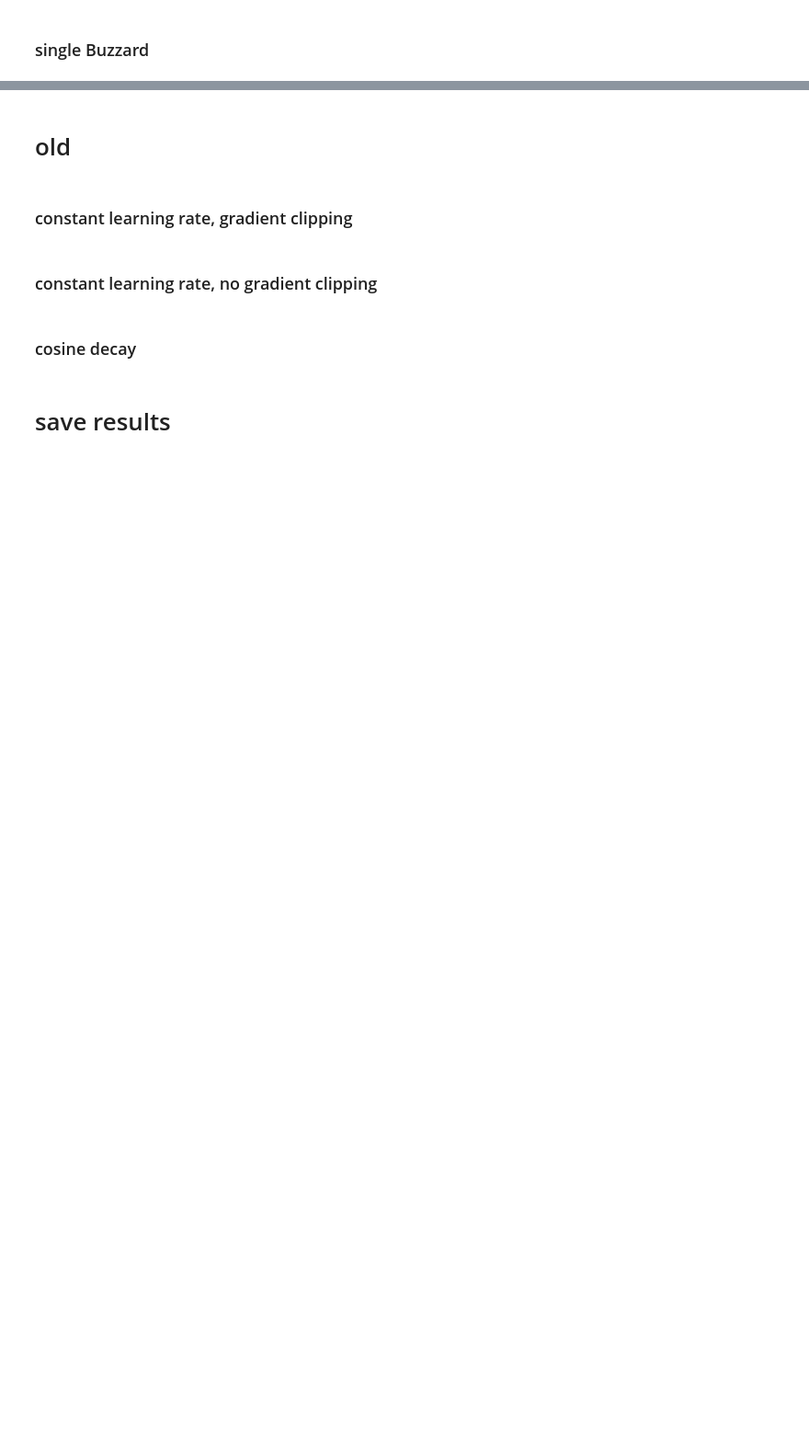
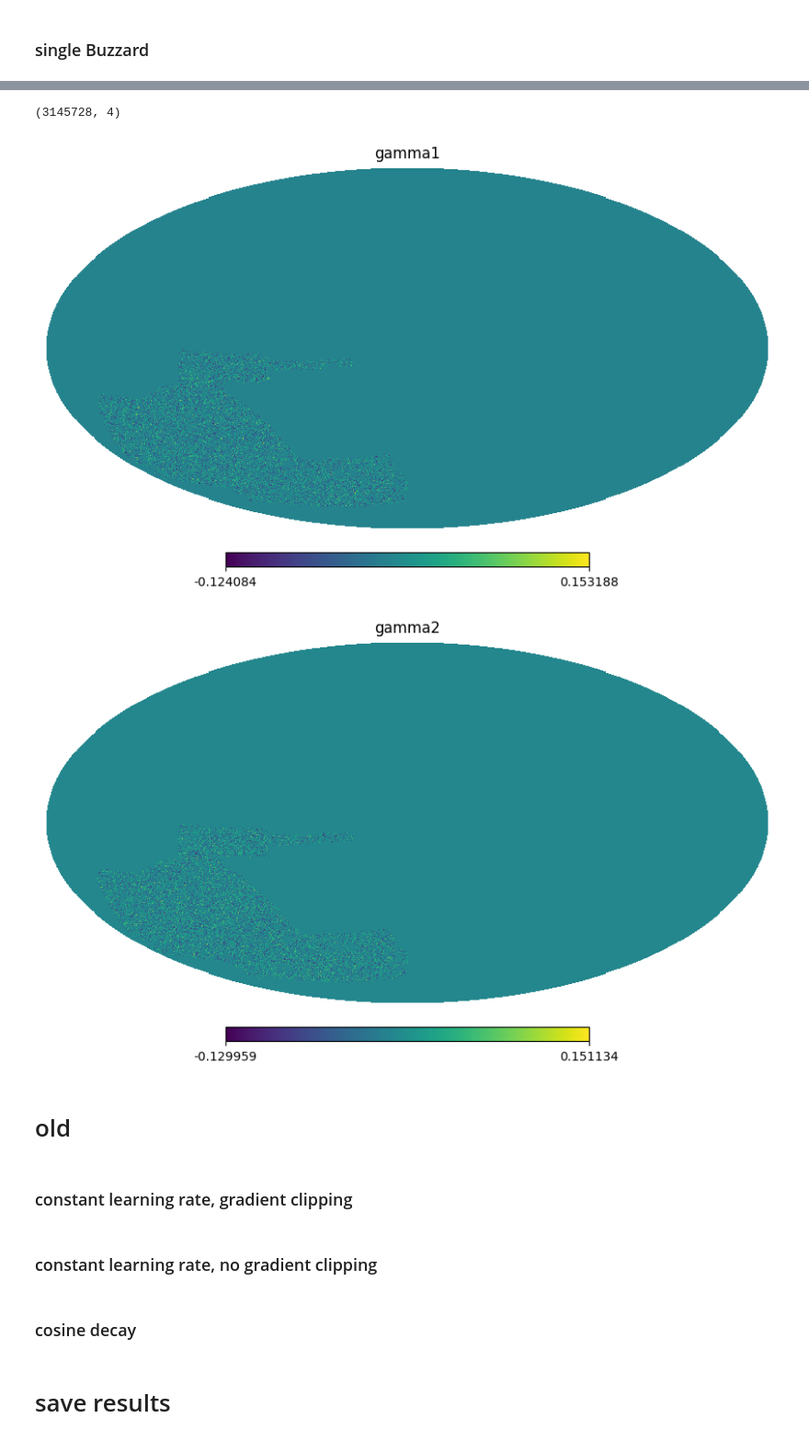
Before and after one commit to des-science/y3-deep-lss, a Jupyter notebook: notebooks/power_spectra/mutual_info_variational.ipynb, the cells around one changed output, grey strips where cells are left out. Shown at 92% size. Saved outputs shown, nothing was run; the diff lists cells and outputs as text; code cells hidden in the pictures; blank space fills up the shorter version.

```diff
--- a/notebooks/power_spectra/mutual_info_variational.ipynb
+++ b/notebooks/power_spectra/mutual_info_variational.ipynb
@@ -891,16 +1053,21 @@ ax.legend()
 with h5py.File(buzzard_lensing_file, "r") as f_in:
     print(f_in["metacal"].keys())
 # %%
-buzzard_lensing_file = "/pscratch/sd/j/jbucko/DESY3/mock_observations/lensing/buzzard_flock/0/DESY3_mock_observation_buzzard_0_e1e2_from_DES_g1g2_from_Buzzard_with_weights.h5"
+# buzzard_lensing_file = "/pscratch/sd/j/jbucko/DESY3/mock_observations/lensing/buzzard_flock/0/DESY3_mock_observation_buzzard_0_e1e2_from_DES_g1g2_from_Buzzard_with_weights.h5"
 # buzzard_lensing_file = "/pscratch/sd/j/jbucko/DESY3/mock_observations/lensing/buzzard_flock/0/DESY3_mock_observation_buzzard_0_shape_noise_fw_g1g2_Buzzard.h5"
+
+
+# buzzard_lensing_file = "/pscratch/sd/j/jbucko/DESY3/mock_observations/lensing/buzzard_flock/0/DESY3_mock_observation_buzzard_0_shape_noise_fw_g1g2_Buzzard_shape_noise_from_cosmogrid.h5"
+
+buzzard_lensing_file = "/pscratch/sd/j/jbucko/DESY3/mock_observations/lensing/buzzard_flock/0/DESY3_mock_observation_buzzard_0_shape_noise_from_biases_fitted_to_cosmogrid_g1g2_true_from_Buzzard.h5"
 # %%
-with h5py.File(buzzard_lensing_file, "r") as f_in:
-    kappa = []
-    for i in range(1,5):
-        kappa.append(f_in[f"metacal/kappa_forward_modelled_bin{i}"])
-    kappa = np.stack(kappa, axis=-1)
+# with h5py.File(buzzard_lensing_file, "r") as f_in:
+#     kappa = []
+#     for i in range(1,5):
+#         kappa.append(f_in[f"metacal/kappa_forward_modelled_bin{i}"])
+#     kappa = np.stack(kappa, axis=-1)
 
-hp.mollview(kappa[:,0], nest=True)
+# hp.mollview(kappa[:,0], nest=True)
 # %%
 with h5py.File(buzzard_lensing_file, "r") as f_in:
     gamma1 = []
@@ -912,5 +1079,13 @@ hp.mollview(gamma1[:,0], nest=False)
+# %%
+gamma1.shape
+# %% [output]
+(3145728, 4)
 # %%
-buzzard_lensing_file = "/pscratch/sd/j/jbucko/DESY3/mock_observations/lensing/buzzard_flock/0/DESY3_mock_observation_buzzard_0_from_g1g2.h5"
+# buzzard_lensing_file = "/pscratch/sd/j/jbucko/DESY3/mock_observations/lensing/buzzard_flock/0/DESY3_mock_observation_buzzard_0_from_g1g2.h5"
+# buzzard_lensing_file = "/pscratch/sd/j/jbucko/DESY3/mock_observations/lensing/buzzard_flock/0/DESY3_mock_observation_buzzard_flock_v14_shear_noise+WL.h5"
+
+i = 0
+buzzard_lensing_file = f"/pscratch/sd/j/jbucko/DESY3/mock_observations/lensing/buzzard_flock/{i}/DESY3_mock_observation_buzzard_flock_v14_shear_noise+WL.h5"
 
 from msfm.utils import observation
 
@@ -924,42 +1099,49 @@ with h5py.File(buzzard_lensing_file, "r") as f_in:
     gamma2 = np.stack(gamma2, axis=-1)
 
     wl_map = np.stack([gamma1, gamma2], axis=-1)
 
-# observation, observation_cls, data_vec_pix = observation.forward_model_observation_map(
-#     wl_gamma_map=wl_map,
-#     conf=msfm_conf,
-#     apply_norm=False,
-#     with_padding=True,
-#     nest_in=True,
-# )
+nest = False
+hp.mollview(gamma1[:,0], nest=nest, title="input gamma1")
+hp.mollview(gamma2[:,0], nest=nest, title="input gamma2")
+
+observation, observation_cls, data_vec_pix = observation.forward_model_observation_map(
+    wl_gamma_map=wl_map,
+    conf=msfm_conf,
+    apply_norm=False,
+    with_padding=True,
+    nest_in=True,
+)
 
 obs_cl = preprocessing.get_preprocessed_cl_observation(
     wl_gamma_map=wl_map,
     gc_count_map=np.zeros((n_pix,4)),
     # configuration
     msfm_conf=msfm_conf,
     dlss_conf=dlss_conf,
     base_dir=base_dir,
     # nest_in=True,
     nest_in=False,
     # selection
     with_lensing=with_lensing,
     with_clustering=with_clustering,
     with_cross_z=with_cross_z,
     with_cross_probe=(with_lensing and with_clustering),
     # bin_indices=[bin_index],
     # additional preprocessing
     apply_log=apply_log,
     standardize=standardize,
     # scaler=scaler,
     # pca_components=None,
     # pca=pca,
 )
 
-obs_map = np.zeros((n_pix,observation.shape[-1]))
+obs_map = np.zeros((n_pix, observation.shape[-1]))
 obs_map[data_vec_pix] = observation
 
-hp.mollview(obs_map[:,0], nest=True)
+hp.mollview(obs_map[:,0], nest=False, title="output data vector")
+# %% [output]
+[figure, added]
+[figure, added]
 # %%
 out_dict["grid/cls/train"].shape
 # %%
```
Also changed, not shown: parts of 24 cells of this notebook, 1 other file.
